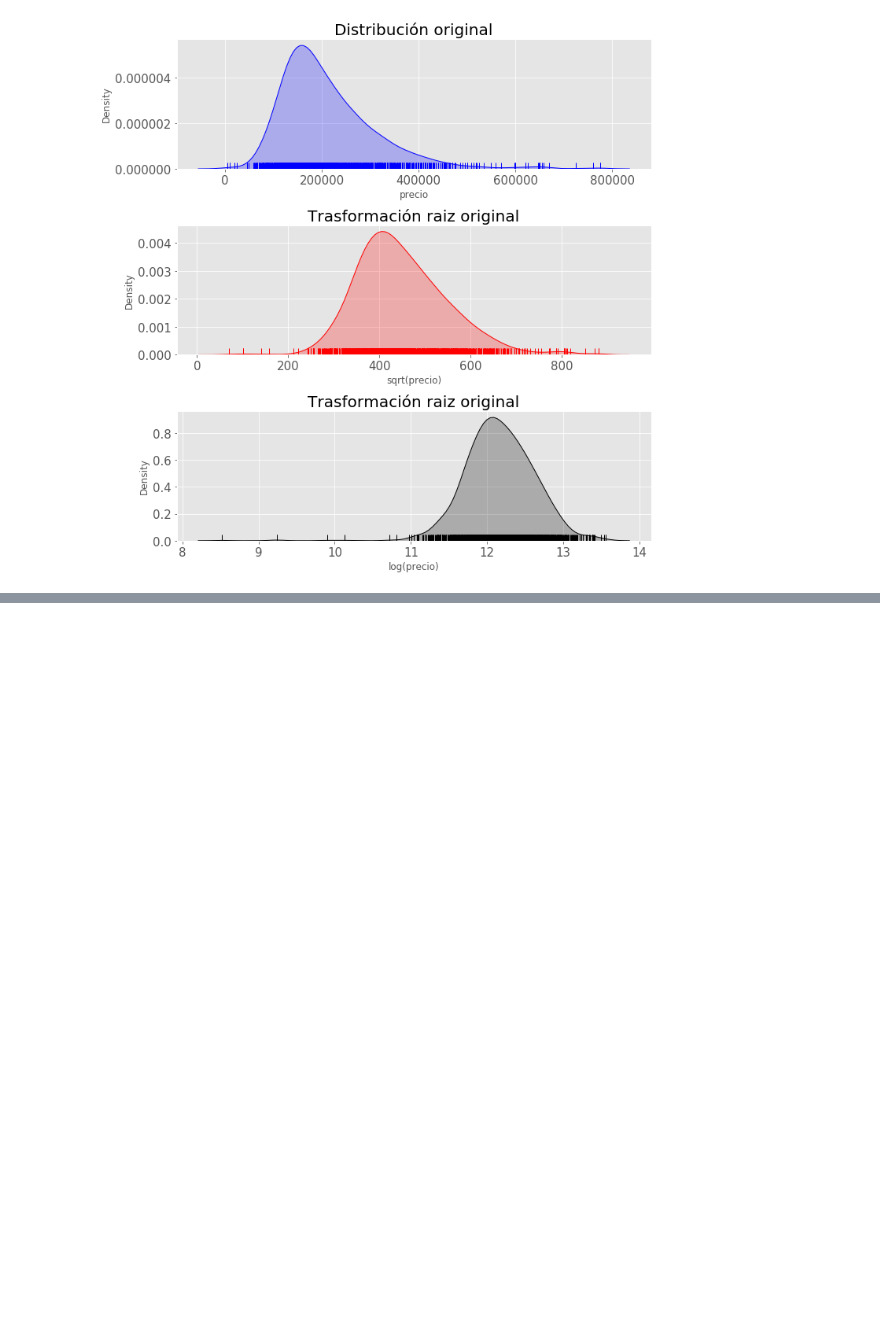
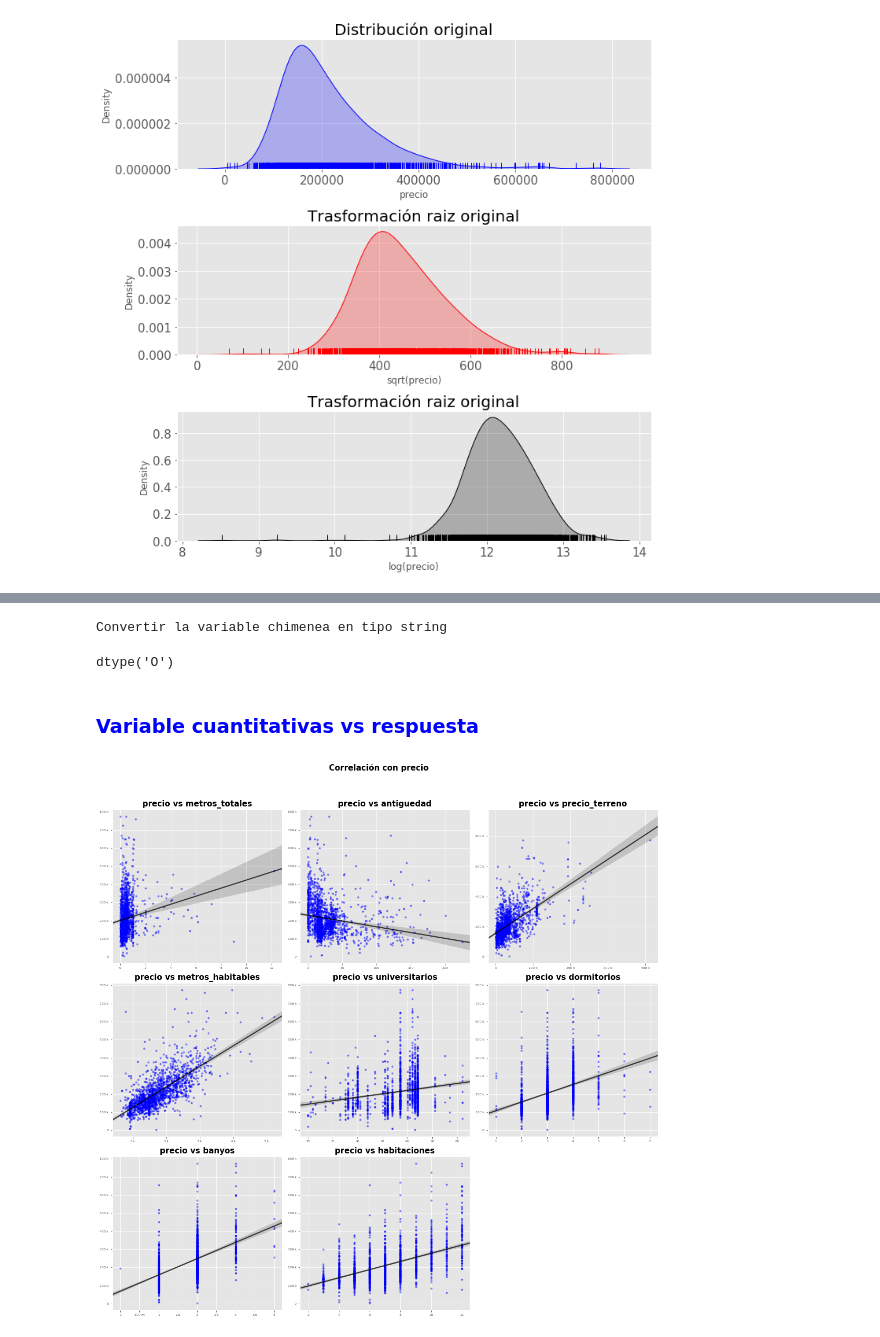
Before and after one commit to Kaiziferr/Data_Science_Workshops, a Jupyter notebook: Workshop_1/workshop data science.ipynb, the cells around one changed output, grey strips where cells are left out. Drawn from its saved outputs; the diff is of its cells as text; code cells hidden in the pictures; blank space fills up the shorter version.

```diff
--- a/Workshop_1/workshop data science.ipynb
+++ b/Workshop_1/workshop data science.ipynb
@@ -148,0 +252,32 @@ fig.tight_layout()
+# %%
+print(colored('Convertir la variable chimenea en tipo string', attrs=['bold']))
+
+data['chimenea'] = data['chimenea'].astype('object')
+data.chimenea.dtypes
+# %% [output]
+Convertir la variable chimenea en tipo string
+dtype('O')
+# %% [markdown]
+### <font color = "blue">Variable cuantitativas vs respuesta</font>
+# %%
+fig, ax = plt.subplots(nrows=3,ncols=3,figsize=(15,15))
+ax = ax.flat
+colnumericas = data.select_dtypes(include = ['int64','float64']).drop('precio',axis=1).columns
+for i, col in enumerate(colnumericas):
+    sns.regplot(x=data[col],y=data['precio'], color='blue',marker = '.',scatter_kws = {"alpha":0.4},line_kws= {"color":"black","alpha":0.7},ax=ax[i])
+    ax[i].set_title(f"precio vs {col}", size=15,fontweight = "bold")
+    ax[i].yaxis.set_major_formatter(ticker.EngFormatter())
+    ax[i].xaxis.set_major_formatter(ticker.EngFormatter())
+    ax[i].tick_params(labelsize = 6)
+    ax[i].set_xlabel("")
+    ax[i].set_ylabel("")
+
+for i in [8]:
+    fig.delaxes(ax[i])
+
+
+fig.tight_layout()
+plt.subplots_adjust(top=0.9)
+fig.suptitle('Correlación con precio', fontsize = 15, fontweight = "bold");
+# %% [output]
+[figure, added]
```
Also changed, not shown: parts of 37 cells of this notebook, 2 other files.
